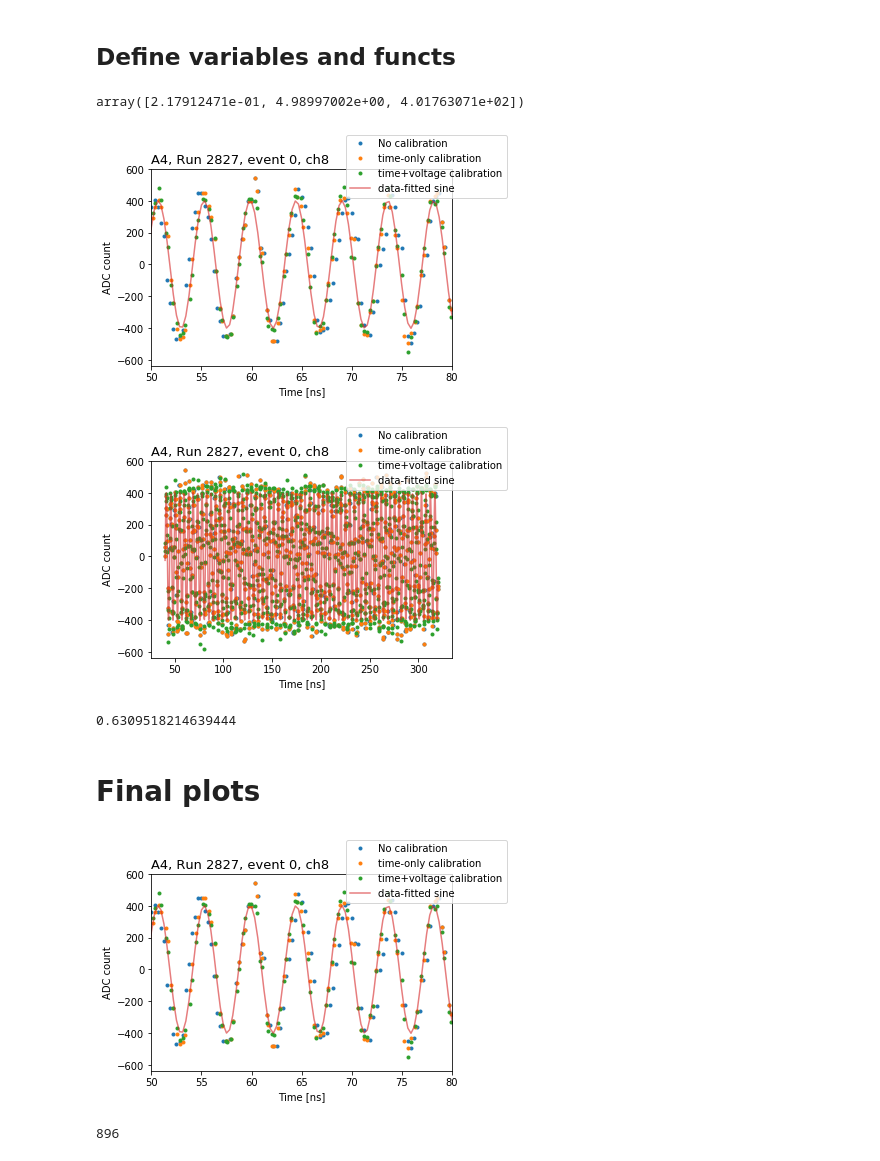
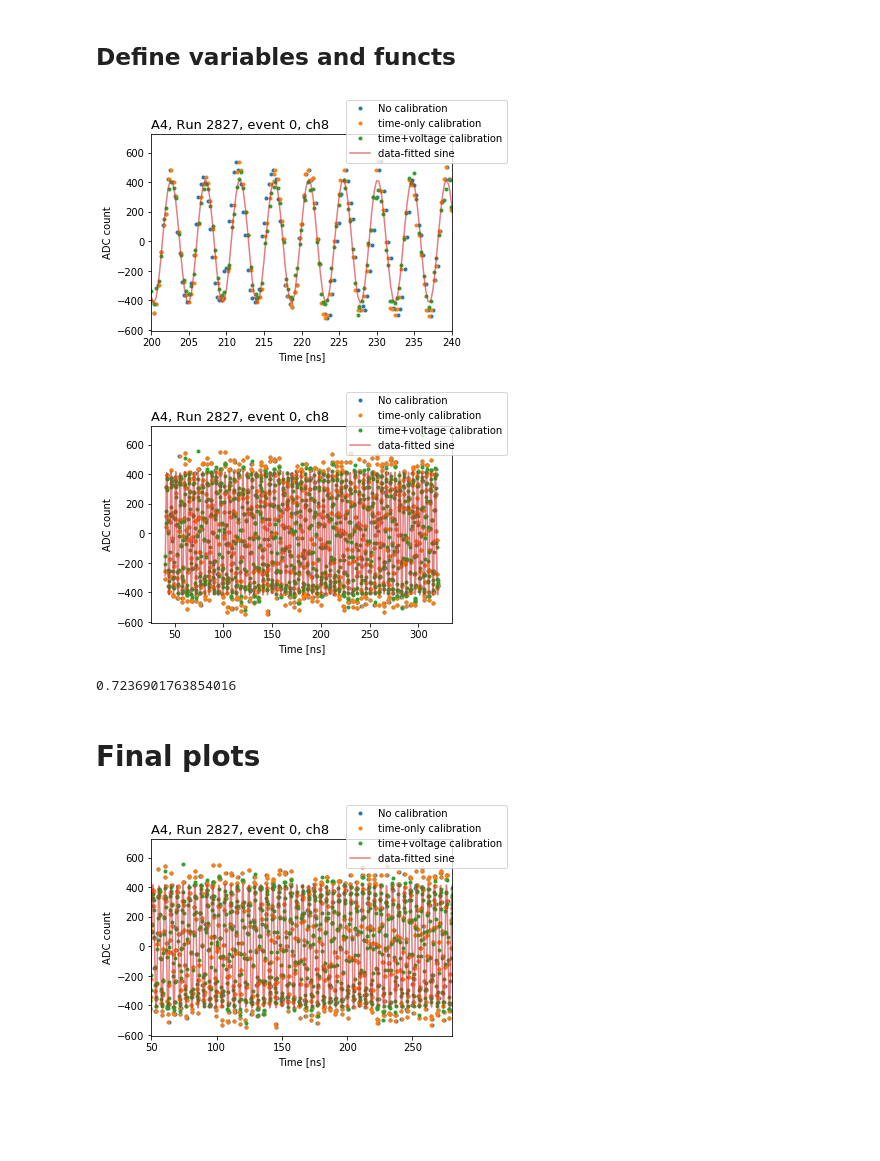
Before and after one commit to toej93/A4_calibration, a Jupyter notebook: SavedCalibData/debugger.ipynb, the cells around one changed output. Saved outputs shown, nothing was run; the diff lists cells and outputs as text; code cells hidden in the pictures; blank space fills up the shorter version.

```diff
--- a/SavedCalibData/debugger.ipynb
+++ b/SavedCalibData/debugger.ipynb
@@ -20,16 +18,17 @@ def SineFit(t,v,freq):
 def SineFunc(t,k,phi,A): #time, freq, offset, amplitude
     return A*np.sin(2*np.pi*k*t-phi)
 # %%
-ch = 0
+ch = 1
 pol = 0
+run = 2840
-# %% [output]
-array([2.17912471e-01, 4.98997002e+00, 4.01763071e+02])
 # %%
-time = np.load('./time_2827_%i0100.npy'%ch)
-voltage = np.load('./volts_2827_%i0100.npy'%ch)
-blocks = np.load('./blocks_2827_%i0100.npy'%ch)
-voltage_final = np.load('./volts_2827_%i0111.npy'%ch)
-time_final = np.load('./time_2827_%i0110.npy'%ch)
+time = np.load('./time_%i_%i0100.npy'%(run,ch))
+voltage = np.load('./volts_%i_%i0100.npy'%(run,ch))
+# voltage_final = np.load('./volts_%i_%i0111.npy'%(run,ch))
+time_final = np.load('./time_%i_%i0110.npy'%(run,ch))
+voltage_2 = np.load('./volts_%i_%i0110.npy'%(run,ch))
+# blocks_2 = np.load('./blocks_2827_%i0110.npy'%ch)
+# blocks_3 = np.load('./blocks_2827_%i0111.npy'%ch)
 # %%
 if pol==0:
     params=SineFit(time[1],voltage[1],0.218)
@@ -43,7 +42,7 @@ if pol==0:
     plt.title("A4, Run 2827, event 0, ch8", loc="left", fontsize=13)
     plt.ylabel("ADC count")
     plt.xlabel("Time [ns]")
-    plt.xlim(50,80)
+    plt.xlim(200,240)
     plt.tight_layout()
     plt.figure()
     plt.plot(time[1],voltage[1], ".",label="No calibration")
@@ -66,8 +65,8 @@ if pol==1:
 # plt.scatter(time_final[1], voltage[1], label='Data')
 
     plt.plot(time[1][1::2],SineFunc(time[1][1::2],params[0],params[1],params[2]),label='Fitted function')
-    plt.plot(time_final[1][9::2]+time[1][0],voltage_final[1],"--")
-    plt.xlim(50,100)
+    plt.plot(time_final[1][9::2]+time[1][0],voltage_final[1],"--",label='Somehow calibrated?')
+#     plt.xlim(50,300)
     plt.legend()
 
     plt.figure()
@@ -78,29 +77,25 @@ if pol==1:
     plt.plot(time_final[1][9::2]+time[1][0],voltage_final[1],"--")
 #     plt.ylim(-600,600)
 # %% [output]
-[figure, old version]
+[figure, new version]
-[figure, old version]
+[figure, new version]
 # %%
 print(time_final[1][2]-time_final[1][0])
 # %% [output]
-0.6309518214639444
+0.7236901763854016
 # %% [markdown]
 # Final plots
 # %%
 plt.plot(time[1],voltage[1], ".",label="No calibration")
 plt.plot(time_final[1]+time[1][0],voltage[1],"." ,label="time-only calibration")
 plt.plot(time_final[1]+time[1][0],voltage_final[1],".",label="time+voltage calibration")
 plt.plot(time[1], SineFunc(time[1],params[0],params[1],params[2]),label='data-fitted sine', alpha=0.6)
 plt.legend(bbox_to_anchor=(1.2, 1.2), loc='upper right', ncol=1)
 plt.title("A4, Run 2827, event 0, ch8", loc="left", fontsize=13)
 plt.ylabel("ADC count")
 plt.xlabel("Time [ns]")
-plt.xlim(50,80)
+plt.xlim(50,280)
 plt.tight_layout()
 # plt.savefig("calib_Run2827_ev0_ch8.png", dpi=200)
 # %% [output]
-[figure, old version]
+[figure, new version]
-# %%
-len(voltage[0,:])
-# %% [output]
-896
```
Also changed, not shown: parts of 13 cells of this notebook, 48 other files.
